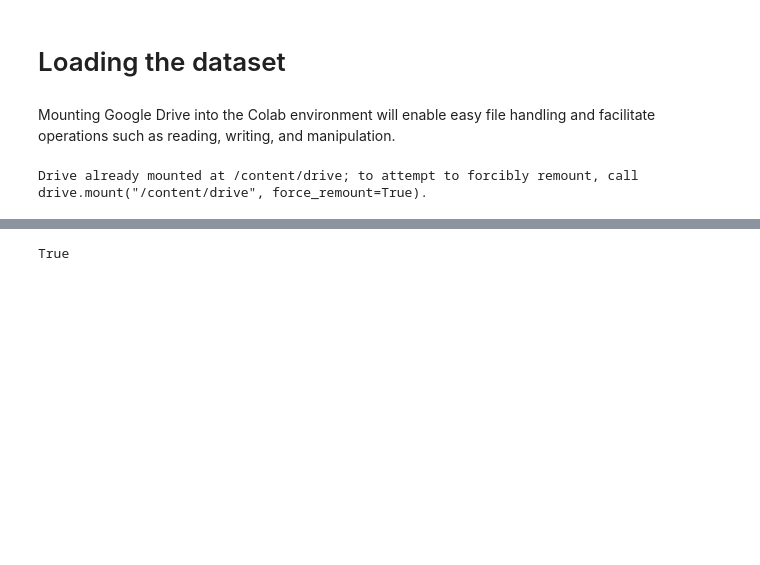
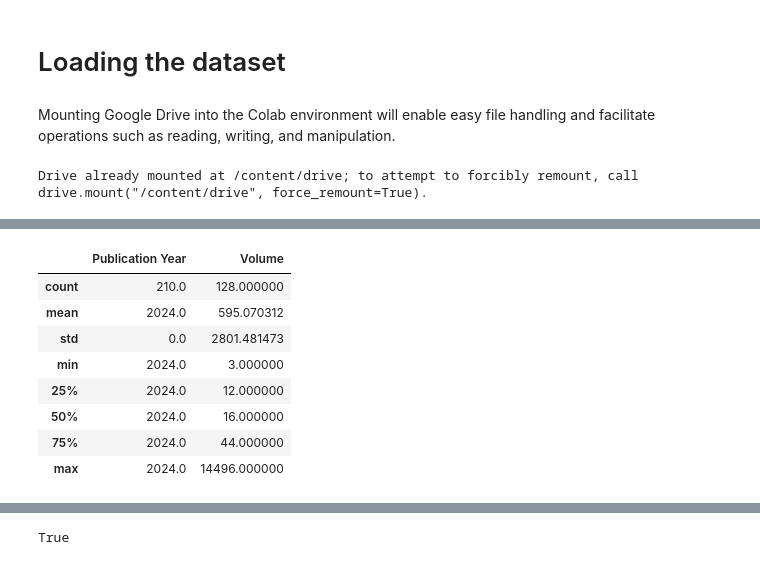
Before and after one commit to SimranaSinha/Masters-Project-FDA, a Jupyter notebook: Simran_Sinha_Project_3_FDA.ipynb, the cells around one changed output, grey strips where cells are left out. Saved outputs shown, nothing was run; the diff lists cells and outputs as text; code cells hidden in the pictures; blank space fills up the shorter version.

```diff
--- a/Simran_Sinha_Project_3_FDA.ipynb
+++ b/Simran_Sinha_Project_3_FDA.ipynb
@@ -46,3 +46,15 @@ data.head()
+# %%
+data.describe()
+# %% [output]
+|  | Publication Year | Volume |
+| count | 210.0 | 128.000000 |
+| mean | 2024.0 | 595.070312 |
+| std | 0.0 | 2801.481473 |
+| min | 2024.0 | 3.000000 |
+| 25% | 2024.0 | 12.000000 |
+| 50% | 2024.0 | 16.000000 |
+| 75% | 2024.0 | 44.000000 |
+| max | 2024.0 | 14496.000000 |
 # %%
 data.info()
 # %% [output]
```
Also changed, not shown: parts of 17 cells of this notebook.
